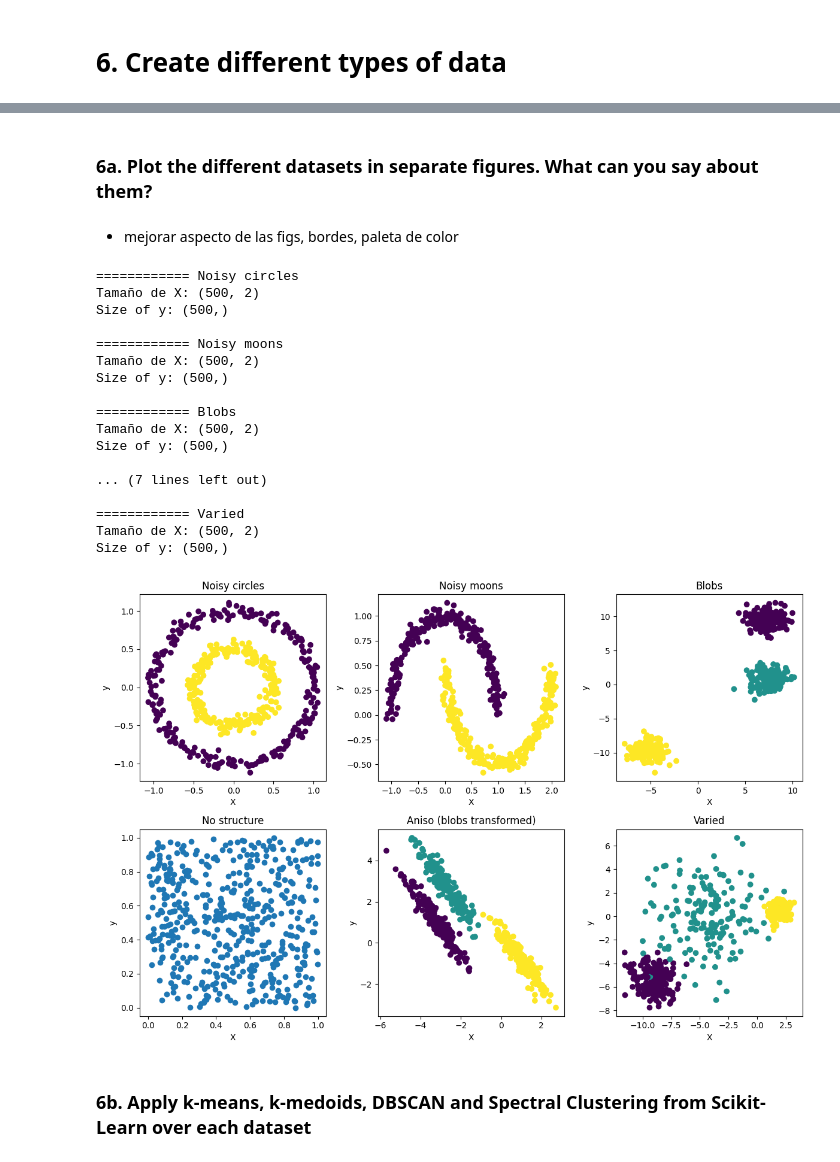
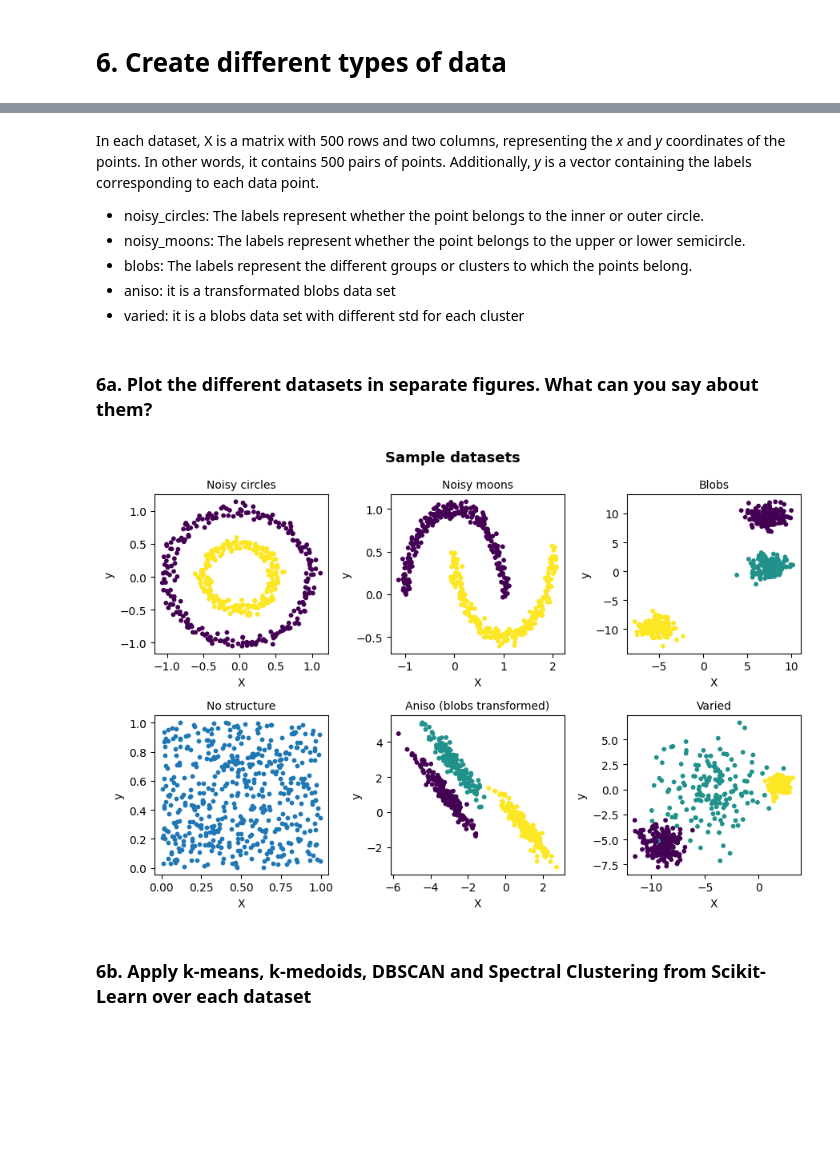
Before and after one commit to melissaortegaa/machine_learning_2, a Jupyter notebook: ML2/clustering.ipynb, the cells around one changed output, grey strips where cells are left out. Drawn from its saved outputs; the diff is of its cells as text; code cells hidden in the pictures; blank space fills up the shorter version.

```diff
--- a/ML2/clustering.ipynb
+++ b/ML2/clustering.ipynb
@@ -321,48 +439,34 @@ En cada data set *X* es una matriz de 500 filas y dos columas, representando las
+# %% [markdown]
+In each dataset, X is a matrix with 500 rows and two columns, representing the *x* and *y* coordinates of the points. In other words, it contains 500 pairs of points. Additionally, *y* is a vector containing the labels corresponding to each data point.
+
+- noisy_circles: The labels represent whether the point belongs to the inner or outer circle.
+- noisy_moons: The labels represent whether the point belongs to the upper or lower semicircle.
+- blobs: The labels represent the different groups or clusters to which the points belong.
+- aniso: it is a transformated blobs data set
+- varied: it is a blobs data set with different std for each cluster
 # %% [markdown]
 ### 6a. Plot the different datasets in separate figures. What can you say about them?
-# %% [markdown]
-- mejorar aspecto de las figs, bordes, paleta de color
 # %%
-# Definir variables
+# Define variables
 datasets_list = [noisy_circles, noisy_moons, blobs, no_structure, aniso, varied]
 titles = ['Noisy circles', 'Noisy moons', 'Blobs', 'No structure', 'Aniso (blobs transformed)', 'Varied']
 
-# Graficar los diferentes conjuntos de datos
-fig, axs = plt.subplots(2, 3, figsize=(12, 8))
+# Plot the different datasets
+fig, axs = plt.subplots(2, 3, figsize=(9, 6))
+fig.suptitle('Sample datasets', fontsize=13, fontweight='bold')
 
 for i, dataset in enumerate(datasets_list):
     row = i // 3
     col = i % 3
     X, y = dataset
-    axs[row, col].scatter(X[:, 0], X[:, 1], c=y)
-    axs[row, col].set_title(titles[i])
+    axs[row, col].scatter(X[:, 0], X[:, 1], c=y, s=10)
+    axs[row, col].set_title(titles[i], fontsize=10)
     axs[row, col].set_xlabel('X')
     axs[row, col].set_ylabel('y')
 
-    print('\n'+f"==" * 6 + f" {titles[i]}")
-    print("Tamaño de X:", X.shape)
-    print("Size of y:", y.shape if y is not None else "No labels in this dataset")
-
 plt.tight_layout()
 plt.show()
 # %% [output]
-============ Noisy circles
-Tamaño de X: (500, 2)
-Size of y: (500,)
-
-============ Noisy moons
-Tamaño de X: (500, 2)
-Size of y: (500,)
-
-============ Blobs
-Tamaño de X: (500, 2)
-Size of y: (500,)
-
-... (7 lines left out)
-
-============ Varied
-Tamaño de X: (500, 2)
-Size of y: (500,)
-[figure, old version]
+[figure, new version]
 # %% [markdown]
 ### 6b. Apply k-means, k-medoids, DBSCAN and Spectral Clustering from Scikit-Learn over each dataset
```
Also changed, not shown: parts of 36 cells of this notebook, 2 other files.
